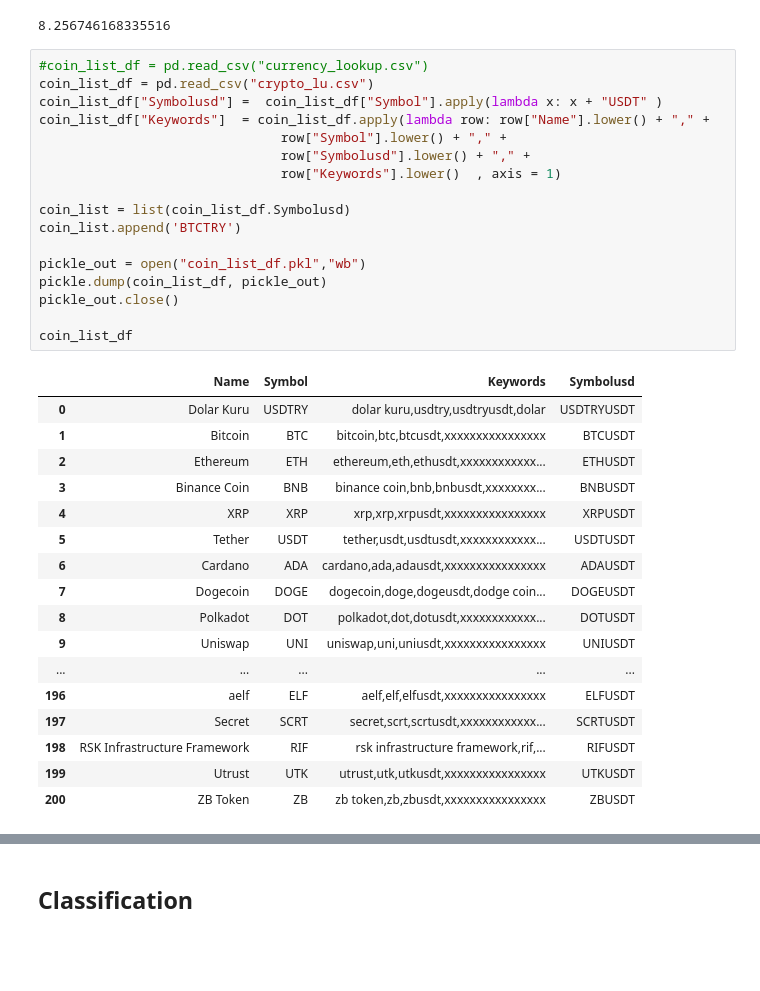
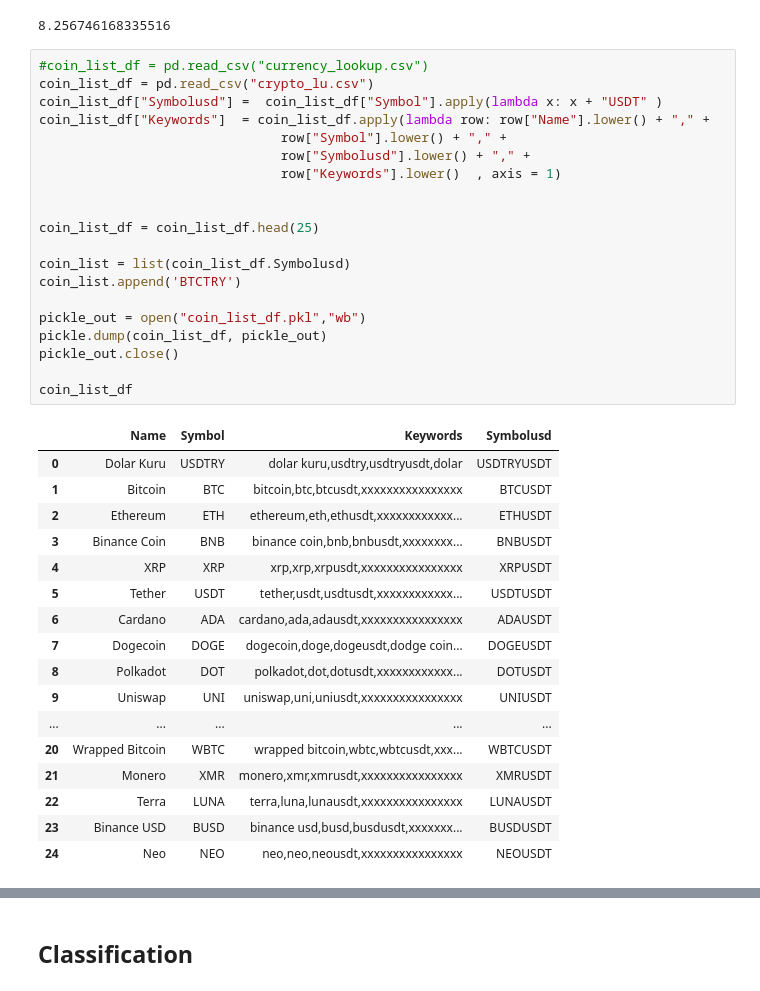
Before and after one commit to aalici/SmartCryptoSearchInTrends, a Jupyter notebook: binance_first.ipynb, the cells around one changed output, grey strips where cells are left out. Saved outputs shown, nothing was run; the diff lists cells and outputs as text; blank space fills up the shorter version.

```diff
--- a/binance_first.ipynb
+++ b/binance_first.ipynb
@@ -94,38 +106,41 @@ float([x for x in client.get_all_tickers() if x.get('symbol').startswith("BTCUSD
 # %%
 #coin_list_df = pd.read_csv("currency_lookup.csv")
 coin_list_df = pd.read_csv("crypto_lu.csv")
 coin_list_df["Symbolusd"] =  coin_list_df["Symbol"].apply(lambda x: x + "USDT" )
 coin_list_df["Keywords"]  = coin_list_df.apply(lambda row: row["Name"].lower() + "," +
                                row["Symbol"].lower() + "," +
                                row["Symbolusd"].lower() + "," +
                                row["Keywords"].lower()  , axis = 1)
 
+
+coin_list_df = coin_list_df.head(25)
+
 coin_list = list(coin_list_df.Symbolusd)
 coin_list.append('BTCTRY')
 
 pickle_out = open("coin_list_df.pkl","wb")
 pickle.dump(coin_list_df, pickle_out)
 pickle_out.close()
 
 coin_list_df
 # %% [output]
 |  | Name | Symbol | Keywords | Symbolusd |
 | 0 | Dolar Kuru | USDTRY | dolar kuru,usdtry,usdtryusdt,dolar | USDTRYUSDT |
 | 1 | Bitcoin | BTC | bitcoin,btc,btcusdt,xxxxxxxxxxxxxxxx | BTCUSDT |
 | 2 | Ethereum | ETH | ethereum,eth,ethusdt,xxxxxxxxxxxx... | ETHUSDT |
 | 3 | Binance Coin | BNB | binance coin,bnb,bnbusdt,xxxxxxxx... | BNBUSDT |
 | 4 | XRP | XRP | xrp,xrp,xrpusdt,xxxxxxxxxxxxxxxx | XRPUSDT |
 | 5 | Tether | USDT | tether,usdt,usdtusdt,xxxxxxxxxxxx... | USDTUSDT |
 | 6 | Cardano | ADA | cardano,ada,adausdt,xxxxxxxxxxxxxxxx | ADAUSDT |
 | 7 | Dogecoin | DOGE | dogecoin,doge,dogeusdt,dodge coin... | DOGEUSDT |
 | 8 | Polkadot | DOT | polkadot,dot,dotusdt,xxxxxxxxxxxx... | DOTUSDT |
 | 9 | Uniswap | UNI | uniswap,uni,uniusdt,xxxxxxxxxxxxxxxx | UNIUSDT |
 | ... | ... | ... | ... | ... |
-| 196 | aelf | ELF | aelf,elf,elfusdt,xxxxxxxxxxxxxxxx | ELFUSDT |
-| 197 | Secret | SCRT | secret,scrt,scrtusdt,xxxxxxxxxxxx... | SCRTUSDT |
-| 198 | RSK Infrastructure Framework | RIF | rsk infrastructure framework,rif,... | RIFUSDT |
-| 199 | Utrust | UTK | utrust,utk,utkusdt,xxxxxxxxxxxxxxxx | UTKUSDT |
-| 200 | ZB Token | ZB | zb token,zb,zbusdt,xxxxxxxxxxxxxxxx | ZBUSDT |
+| 20 | Wrapped Bitcoin | WBTC | wrapped bitcoin,wbtc,wbtcusdt,xxx... | WBTCUSDT |
+| 21 | Monero | XMR | monero,xmr,xmrusdt,xxxxxxxxxxxxxxxx | XMRUSDT |
+| 22 | Terra | LUNA | terra,luna,lunausdt,xxxxxxxxxxxxxxxx | LUNAUSDT |
+| 23 | Binance USD | BUSD | binance usd,busd,busdusdt,xxxxxxx... | BUSDUSDT |
+| 24 | Neo | NEO | neo,neo,neousdt,xxxxxxxxxxxxxxxx | NEOUSDT |
 # %%
 def f_initial_load(coinlist):
 
```
Also changed, not shown: parts of 14 cells of this notebook, 1 other file.
